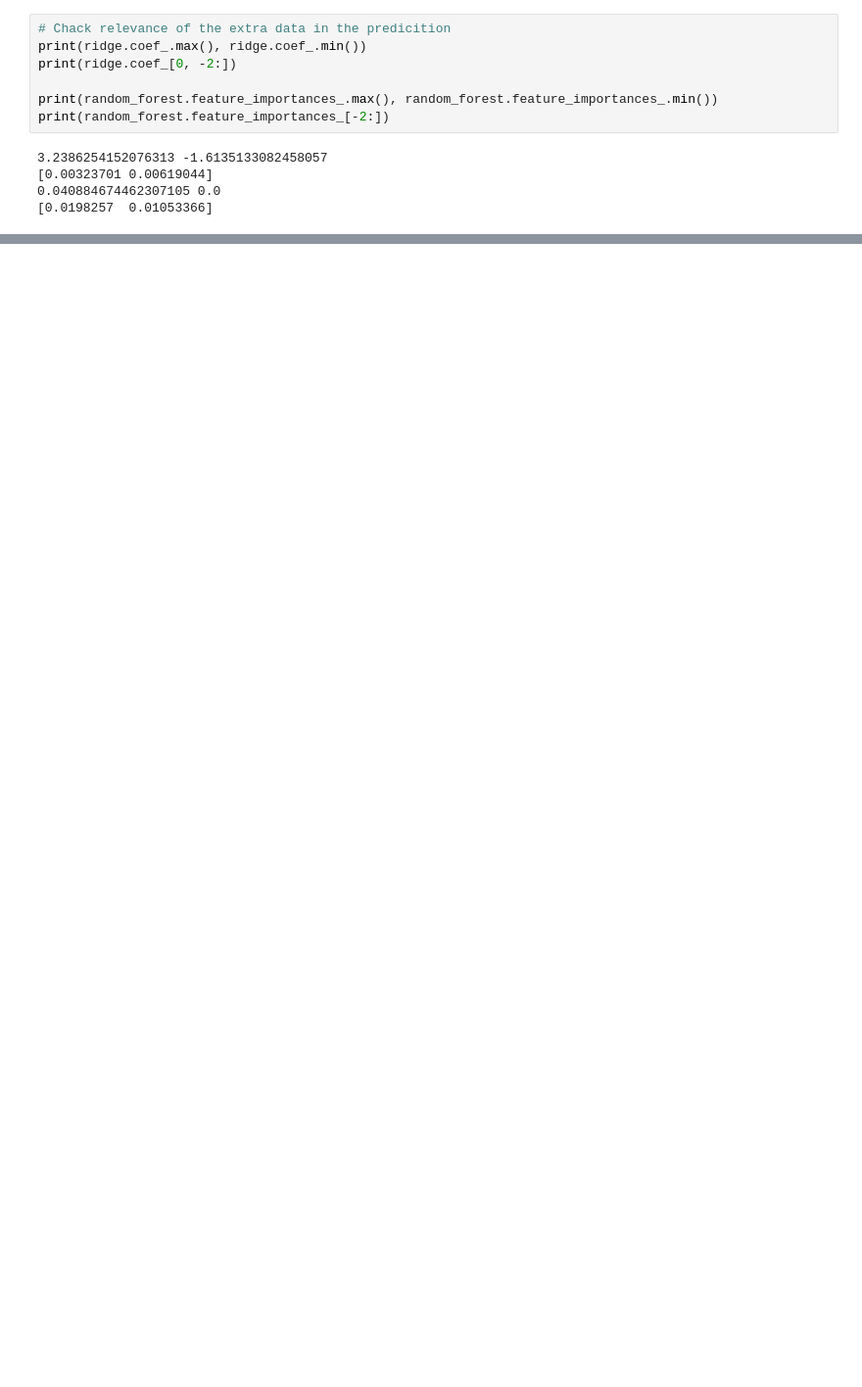
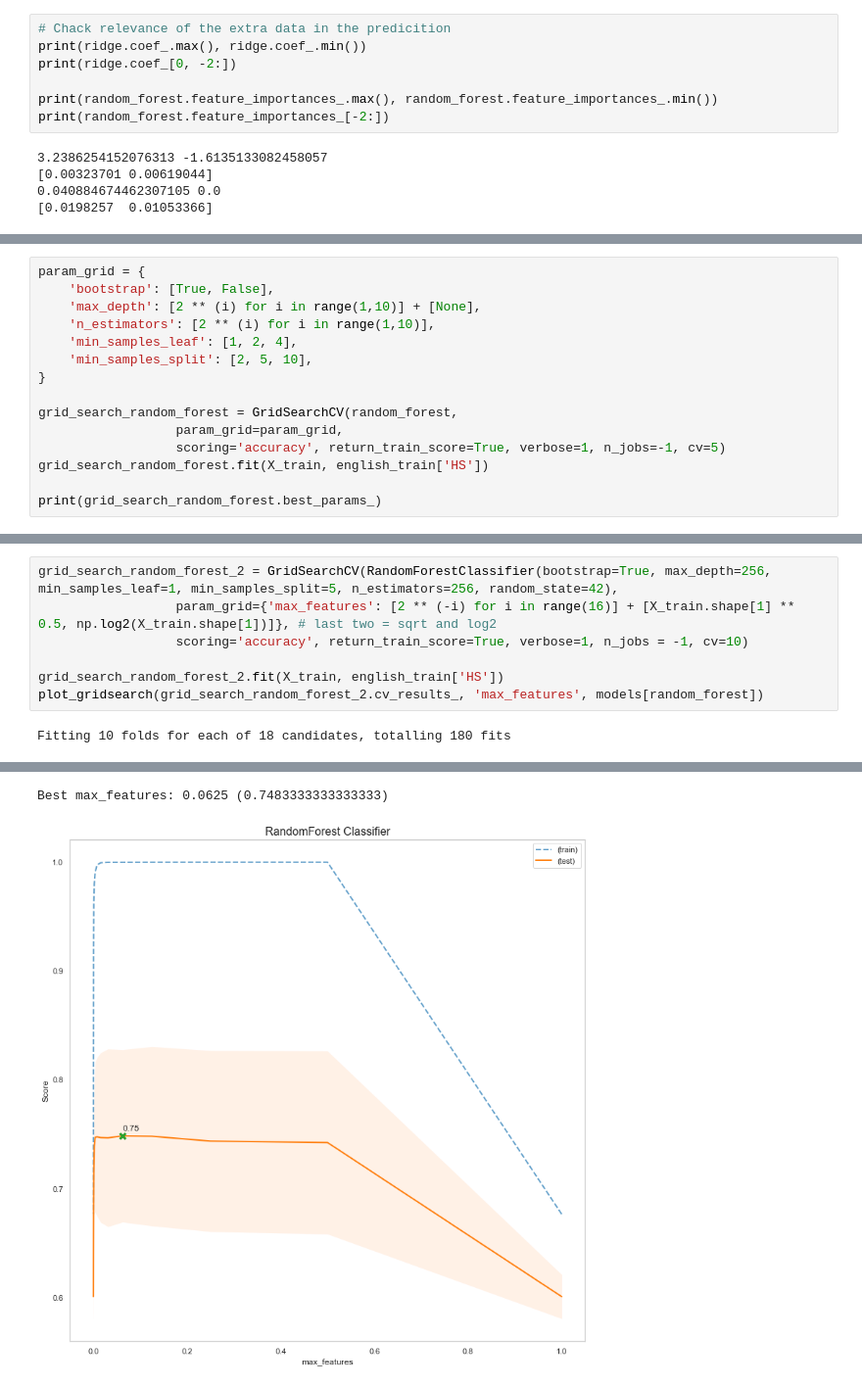
Before and after one commit to ferranSanchezLlado/Bachelor-Thesis, a Jupyter notebook: TFG.ipynb, the cells around one changed output, grey strips where cells are left out. Shown at 98% size. Cells and saved outputs as stored; diff of their text form; blank space fills up the shorter version.

```diff
--- a/TFG.ipynb
+++ b/TFG.ipynb
@@ -619,0 +740,15 @@ print(random_forest.feature_importances_[-2:])
+# %%
+param_grid = {
+    'bootstrap': [True, False],
+    'max_depth': [2 ** (i) for i in range(1,10)] + [None],
+    'n_estimators': [2 ** (i) for i in range(1,10)],
+    'min_samples_leaf': [1, 2, 4],
+    'min_samples_split': [2, 5, 10],
+}
+
+grid_search_random_forest = GridSearchCV(random_forest,
+                  param_grid=param_grid,
+                  scoring='accuracy', return_train_score=True, verbose=1, n_jobs=-1, cv=5)
+grid_search_random_forest.fit(X_train, english_train['HS'])
+
+print(grid_search_random_forest.best_params_)
@@ -619,0 +779,9 @@ print(random_forest.feature_importances_[-2:])
+# %%
+grid_search_random_forest_2 = GridSearchCV(RandomForestClassifier(bootstrap=True, max_depth=256, min_samples_leaf=1, min_samples_split=5, n_estimators=256, random_state=42),
+                  param_grid={'max_features': [2 ** (-i) for i in range(16)] + [X_train.shape[1] ** 0.5, np.log2(X_train.shape[1])]}, # last two = sqrt and log2
+                  scoring='accuracy', return_train_score=True, verbose=1, n_jobs = -1, cv=10)
+
+grid_search_random_forest_2.fit(X_train, english_train['HS'])
+plot_gridsearch(grid_search_random_forest_2.cv_results_, 'max_features', models[random_forest])
+# %% [output]
+Fitting 10 folds for each of 18 candidates, totalling 180 fits
@@ -619,0 +791,2 @@ print(random_forest.feature_importances_[-2:])
+Best max_features: 0.0625 (0.7483333333333333)
+[figure, added]
```
Also changed, not shown: parts of 28 cells of this notebook, 7 other files.
